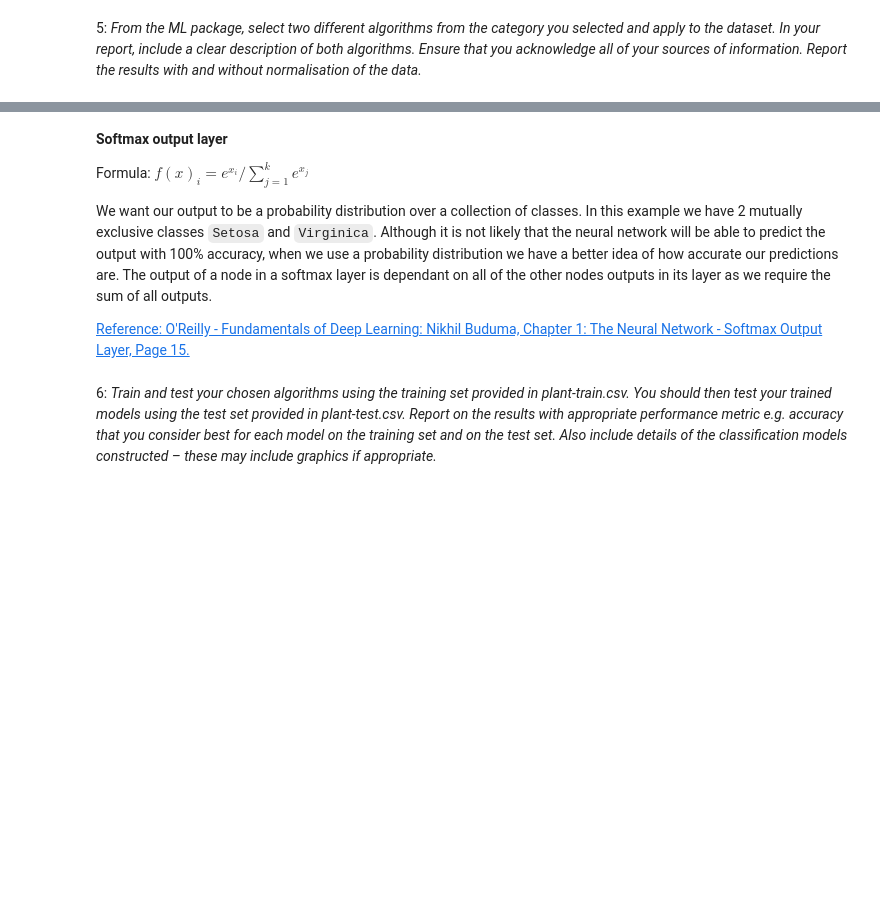
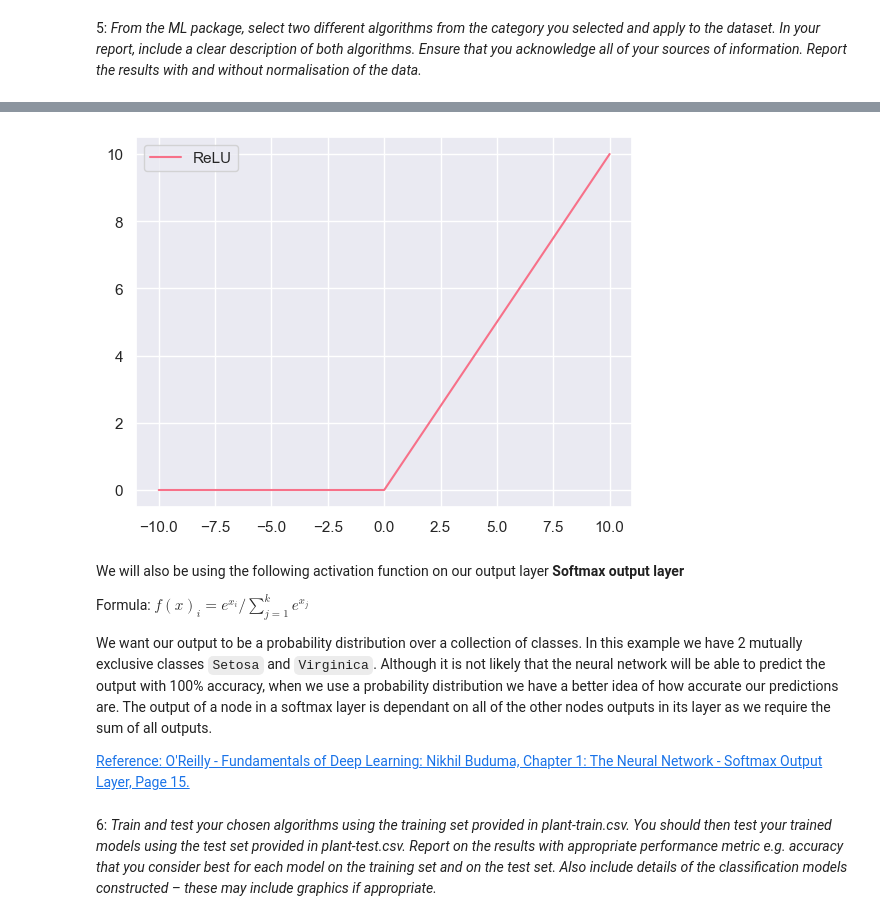
Before and after one commit to Verdagio/CT5170_assignment-1, a Jupyter notebook: assignment-1_22240224.ipynb, the cells around one changed output, grey strips where cells are left out. Saved outputs shown, nothing was run; the diff lists cells and outputs as text; code cells hidden in the pictures; blank space fills up the shorter version.

```diff
--- a/assignment-1_22240224.ipynb
+++ b/assignment-1_22240224.ipynb
@@ -123,5 +137,13 @@ show()
+# %%
+x = np.linspace(-10,10,1000)
+plot(x, np.maximum(0, x))
+legend(["ReLU"])
+show()
+# %% [output]
+[figure, added]
 # %% [markdown]
 
+We will also be using the following activation function on our output layer
 **Softmax output layer**
 
 Formula:
```
Also changed, not shown: parts of 16 cells of this notebook.
